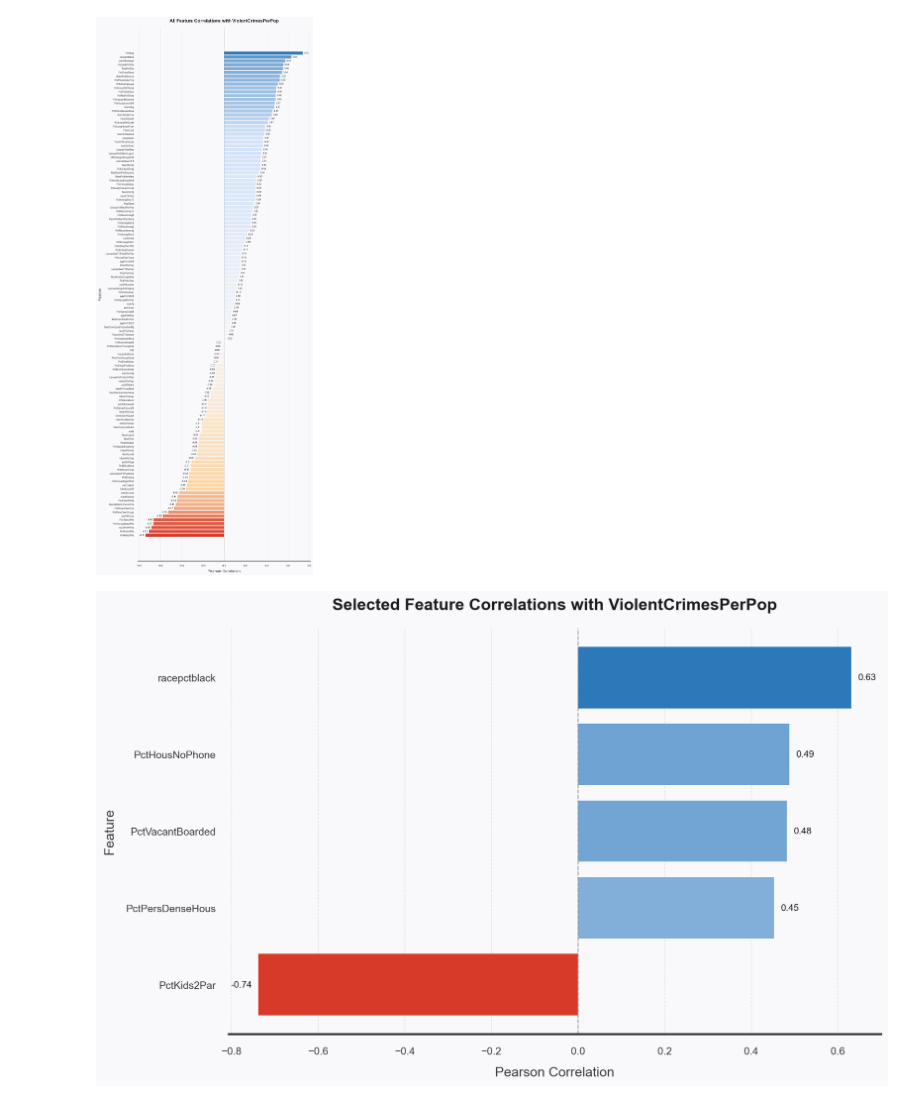
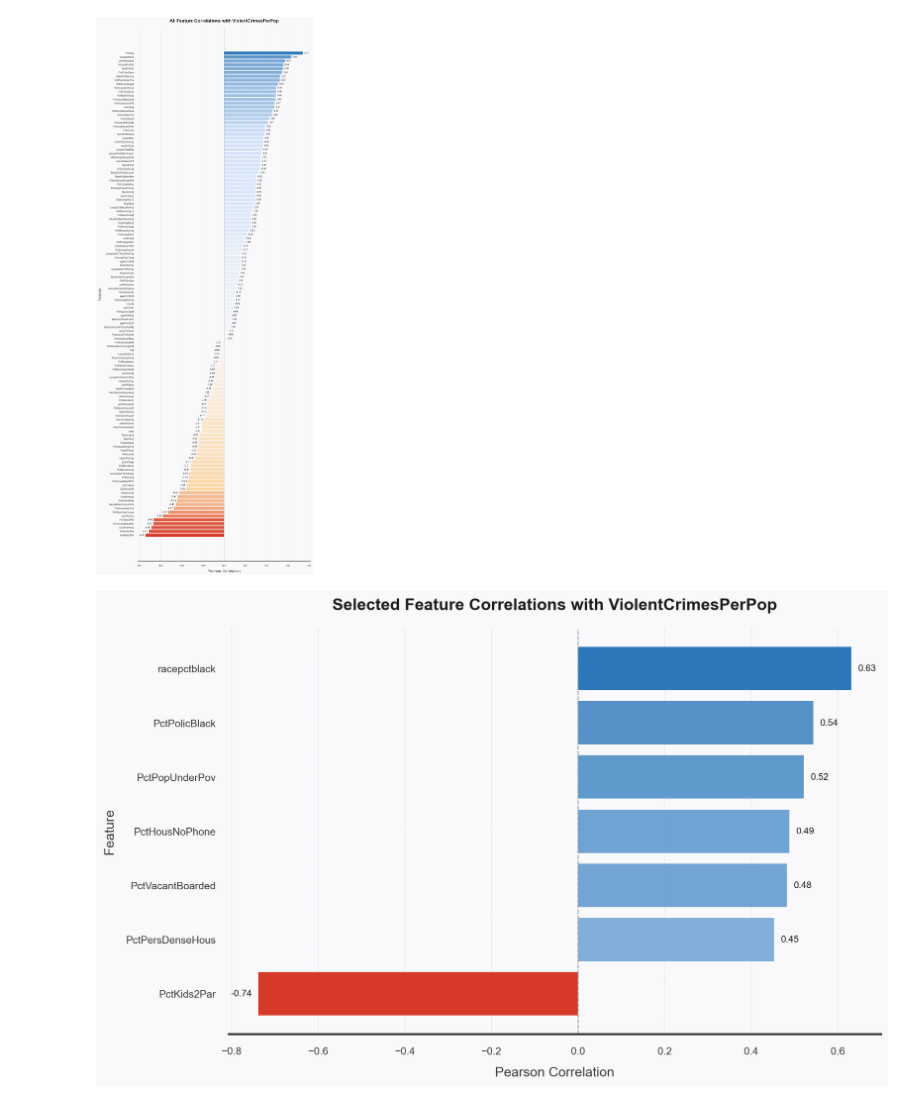
Before and after one commit to hashemwa/stt_810_project, a Jupyter notebook: analysis.ipynb, the cells around one changed output. Drawn from its saved outputs; the diff is of its cells as text; code cells hidden in the pictures.

```diff
--- a/analysis.ipynb
+++ b/analysis.ipynb
@@ -58,6 +58,8 @@ plt.tight_layout()
 from matplotlib.colors import LinearSegmentedColormap
 selected_features = [
     'racepctblack',
+    'PctPolicBlack',
+    'PctPopUnderPov',
     'PctKids2Par',
     'PctVacantBoarded',
     'PctPersDenseHous',
@@ -77,34 +79,34 @@ selected_target_corr = pd.concat([positive_corr, negative_corr])
 corr_summary = selected_target_corr.to_frame('Correlation')
 
 sns.set_theme(style='white', context='talk')
 fig, ax = plt.subplots(figsize=(11, max(7, len(selected_target_corr) * 0.32)), dpi=180)
 cmap = LinearSegmentedColormap.from_list('corr-gradient', ['#d7301f', '#fdd49e', '#f7f7f7', '#d0e1f9', '#2171b5'])
 vals = selected_target_corr.values
 norm = (vals - vals.min()) / (vals.max() - vals.min())
 colors = [cmap(v) for v in norm]
 ax.barh(selected_target_corr.index, vals, color=colors, edgecolor='none', alpha=0.95)
 ax.invert_yaxis()
 
 ax.set_title('Selected Feature Correlations with ViolentCrimesPerPop', fontsize=16, fontweight='bold', pad=18, color='#1c1c1e')
 ax.set_xlabel('Pearson Correlation', fontsize=13, labelpad=10, color='#3a3a3c')
 ax.set_ylabel('Feature', fontsize=13, labelpad=10, color='#3a3a3c')
 ax.spines['left'].set_visible(False)
 ax.spines['top'].set_visible(False)
 ax.spines['right'].set_visible(False)
 ax.grid(axis='x', color='#d2d2d7', linestyle='--', linewidth=0.7, alpha=0.6)
 ax.axvline(0, color='#8e8e93', linewidth=1, linestyle='--', alpha=0.8)
 ax.tick_params(axis='both', colors='#3a3a3c', labelsize=10)
 
 for y_pos, value in enumerate(selected_target_corr.values):
     offset = 0.015 if value >= 0 else -0.015
     ha = 'left' if value >= 0 else 'right'
     ax.text(value + offset, y_pos, f"{value:.2f}", va='center', ha=ha, fontsize=9, color='#1c1c1e', fontweight='medium')
 
 fig.patch.set_facecolor('#f9f9fb')
 ax.set_facecolor('#f9f9fb')
 plt.tight_layout()
 # %% [output]
-[figure, old version]
+[figure, new version]
 # %%
 
 # Variance Inflation Factors (VIF) for refined feature subset
```
Also changed, not shown: parts of 1 cell of this notebook.
